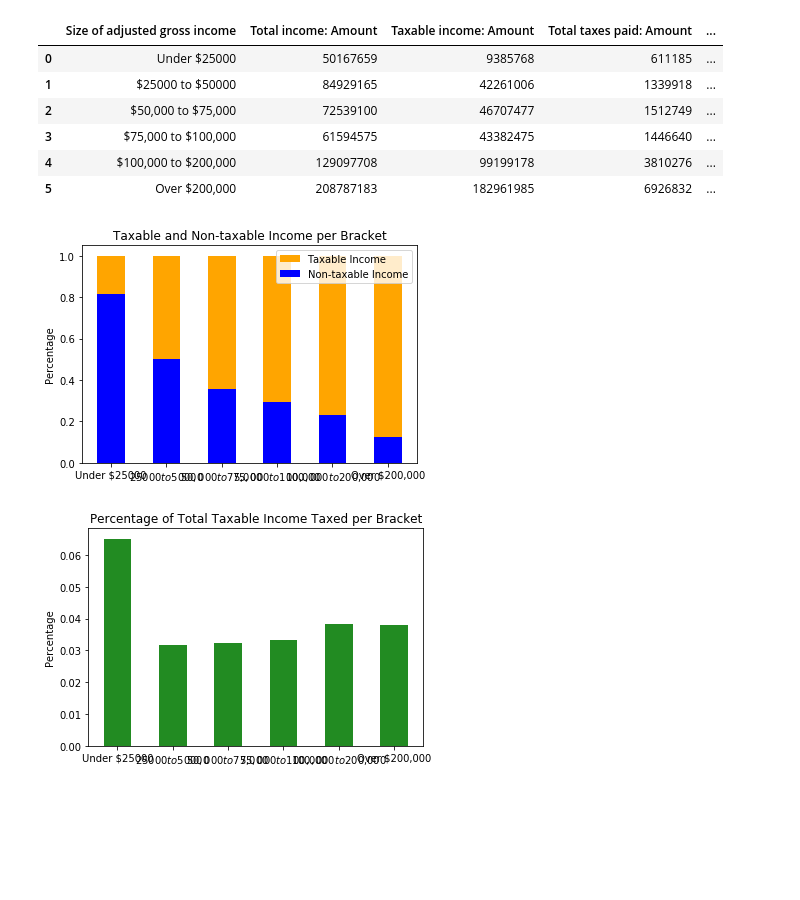
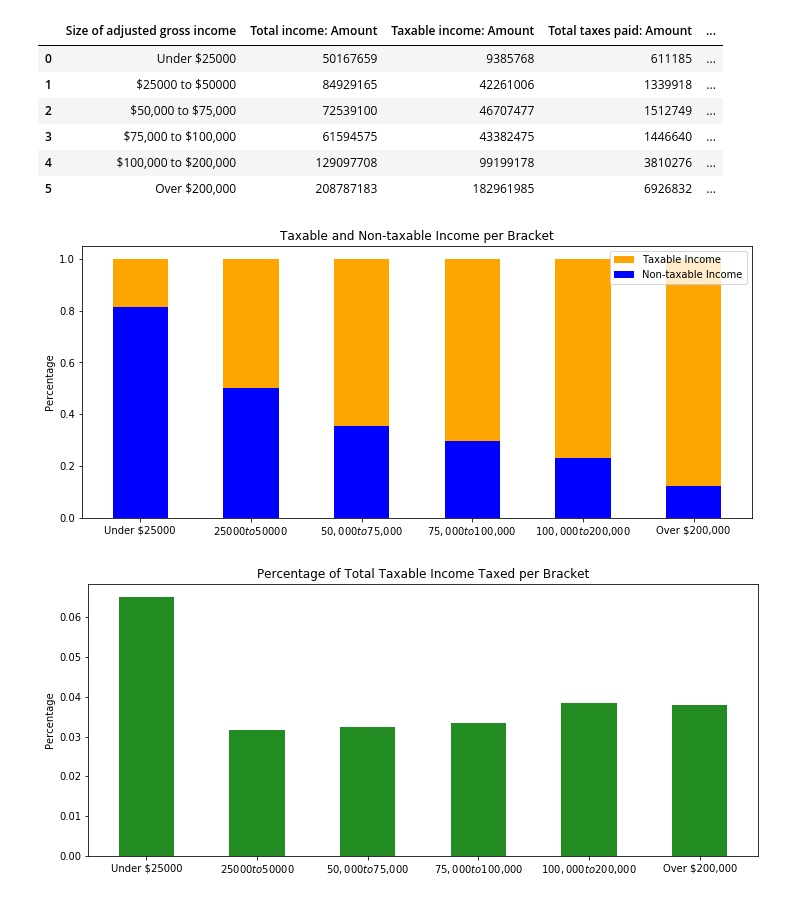
Before and after one commit to Sbrown146/Project1, a Jupyter notebook: Project Data Code 8-14.ipynb, the cells around one changed output. Saved outputs shown, nothing was run; the diff lists cells and outputs as text; code cells hidden in the pictures; blank space fills up the shorter version.

```diff
--- a/Project Data Code Questions 8-13.ipynb
+++ b/Project Data Code 8-14.ipynb
@@ -602,28 +612,32 @@ Income_compare
 | 5 | Over $200,000 | 208787183 | 182961985 | 6926832 | ... |
 # %%
 # Fix x axis.
+plt.figure(figsize=(12,5))
 tax=plt.bar(Income_compare["Size of adjusted gross income"],  \
         Income_compare["Percentage of taxable income"], color="orange", width=0.5, \
         bottom=Income_compare["Percentage of non-taxable income"])
 
 nontax=plt.bar(Income_compare["Size of adjusted gross income"],  \
         Income_compare["Percentage of non-taxable income"], color="blue", width=0.5)
 
 plt.title("Taxable and Non-taxable Income per Bracket")
 plt.ylabel("Percentage")
 plt.legend((tax[0], nontax[0]), ("Taxable Income", "Non-taxable Income"), loc="upper right")
+plt.savefig("Taxed vs Nontaxed")
 plt.show()
 # %% [output]
-[figure, old version]
+[figure, new version]
 # %%
+plt.figure(figsize=(12,5))
 Income_tax=plt.bar(Income_compare["Size of adjusted gross income"], \
         Income_compare["Percentage of income taxed"], color="forestgreen", width=0.5)
 
 plt.title("Percentage of Total Taxable Income Taxed per Bracket")
 plt.ylabel("Percentage")
+plt.savefig("Income Taxed per Bracket")
 plt.show()
 # %% [output]
-[figure, old version]
+[figure, new version]
 # %%
 #Florida_cities.columns.values
 # %%
```
Also changed, not shown: parts of 20 cells of this notebook.
